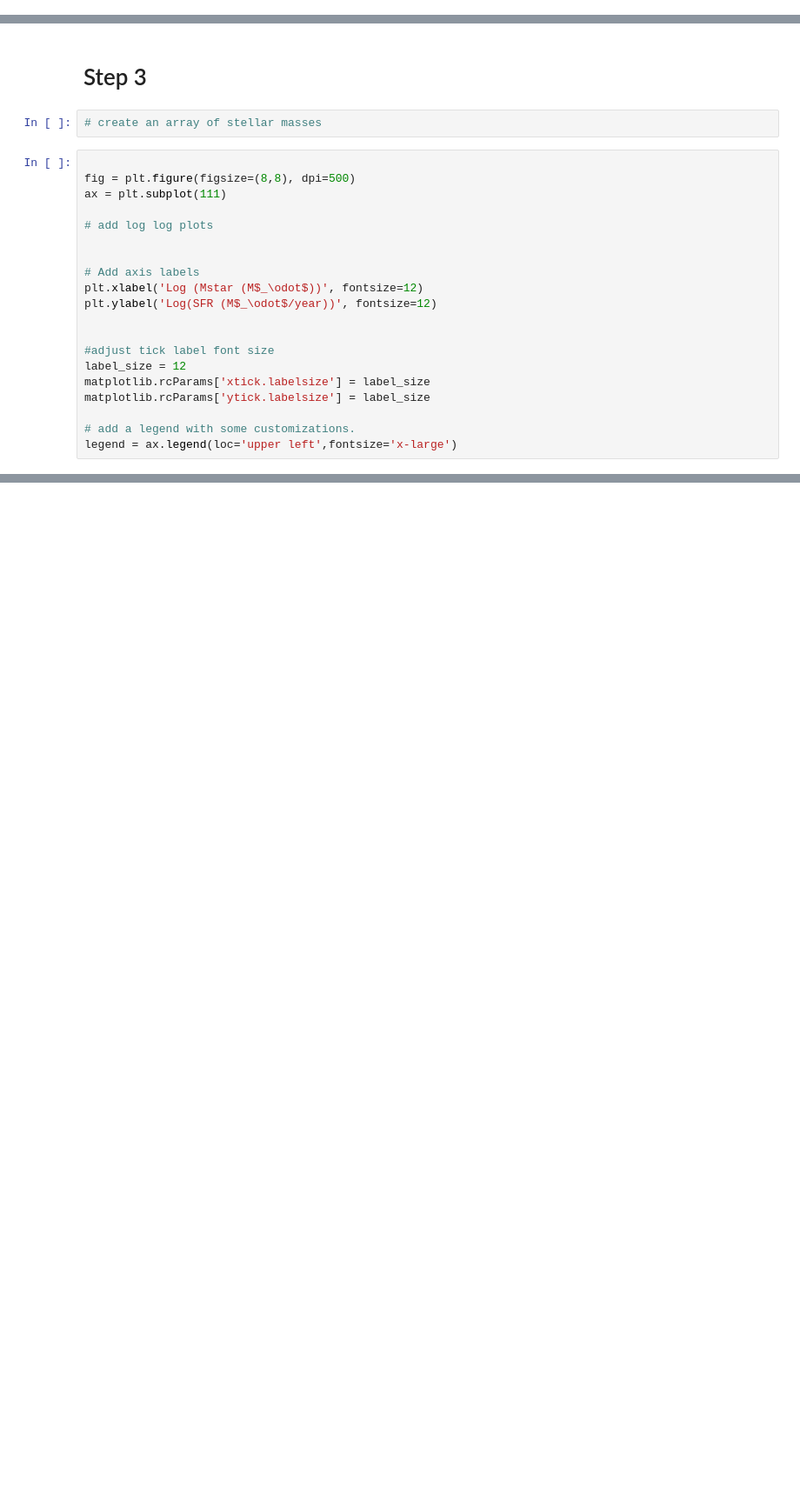
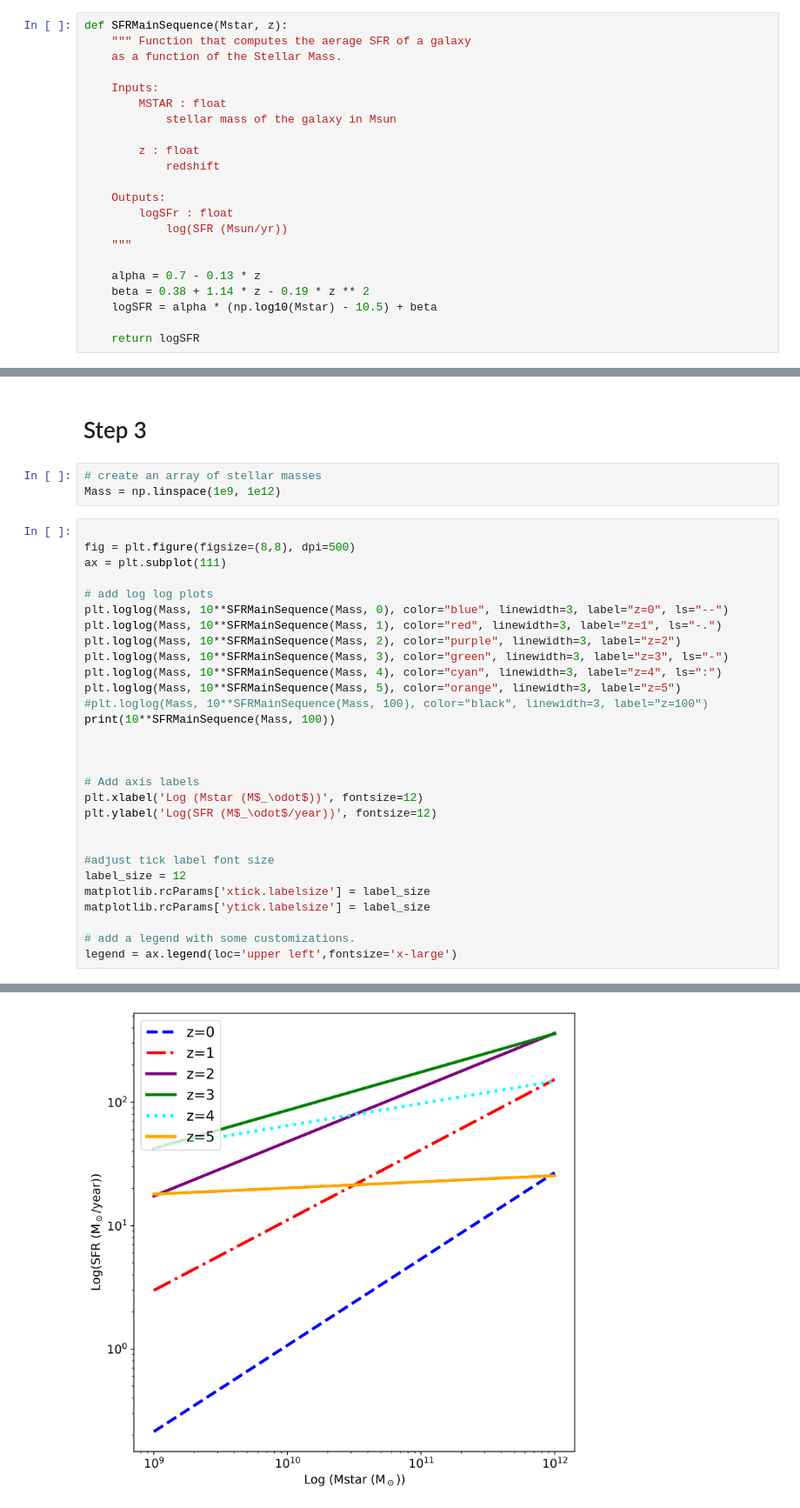
Before and after one commit to Pixis46/400B_2023_hartman, a Jupyter notebook: Labs/Lab8/Lab8.ipynb, the cells around one changed output, grey strips where cells are left out. Shown at 87% size. Drawn from its saved outputs; the diff is of its cells as text; blank space fills up the shorter version.

```diff
--- a/Labs/Lab8/Lab8.ipynb
+++ b/Labs/Lab8/Lab8.ipynb
@@ -82,6 +84,28 @@ $\alpha(z) = 0.7 - 0.13z$
 $\beta(z) = 0.38 + 1.14z - 0.19z^2$
 # %% [markdown]
 # Step 1
+# %%
+def SFRMainSequence(Mstar, z):
+    """ Function that computes the aerage SFR of a galaxy
+    as a function of the Stellar Mass.
+
+    Inputs:
+        MSTAR : float
+            stellar mass of the galaxy in Msun
+
+        z : float
+            redshift
+
+    Outputs:
+        logSFr : float
+            log(SFR (Msun/yr))
+    """
+
+    alpha = 0.7 - 0.13 * z
+    beta = 0.38 + 1.14 * z - 0.19 * z ** 2
+    logSFR = alpha * (np.log10(Mstar) - 10.5) + beta
+
+    return logSFR
 # %% [markdown]
 # Step 2
 # %%
@@ -92,12 +121,22 @@ $\beta(z) = 0.38 + 1.14z - 0.19z^2$
 # Step 3
 # %%
 # create an array of stellar masses
+Mass = np.linspace(1e9, 1e12)
 # %%
 
 fig = plt.figure(figsize=(8,8), dpi=500)
 ax = plt.subplot(111)
 
 # add log log plots
+plt.loglog(Mass, 10**SFRMainSequence(Mass, 0), color="blue", linewidth=3, label="z=0", ls="--")
+plt.loglog(Mass, 10**SFRMainSequence(Mass, 1), color="red", linewidth=3, label="z=1", ls="-.")
+plt.loglog(Mass, 10**SFRMainSequence(Mass, 2), color="purple", linewidth=3, label="z=2")
+plt.loglog(Mass, 10**SFRMainSequence(Mass, 3), color="green", linewidth=3, label="z=3", ls="-")
+plt.loglog(Mass, 10**SFRMainSequence(Mass, 4), color="cyan", linewidth=3, label="z=4", ls=":")
+plt.loglog(Mass, 10**SFRMainSequence(Mass, 5), color="orange", linewidth=3, label="z=5")
+#plt.loglog(Mass, 10**SFRMainSequence(Mass, 100), color="black", linewidth=3, label="z=100")
+print(10**SFRMainSequence(Mass, 100))
+
 
 
 # Add axis labels
@@ -112,3 +151,4 @@ matplotlib.rcParams['ytick.labelsize'] = label_size
 
 # add a legend with some customizations.
 legend = ax.legend(loc='upper left',fontsize='x-large')
+# %% [output]
@@ -115,3 +158,4 @@ legend = ax.legend(loc='upper left',fontsize='x-large')
+[figure, added]
 # %% [markdown]
 # Part C  Starbursts
 
```
Also changed, not shown: parts of 12 cells of this notebook.
